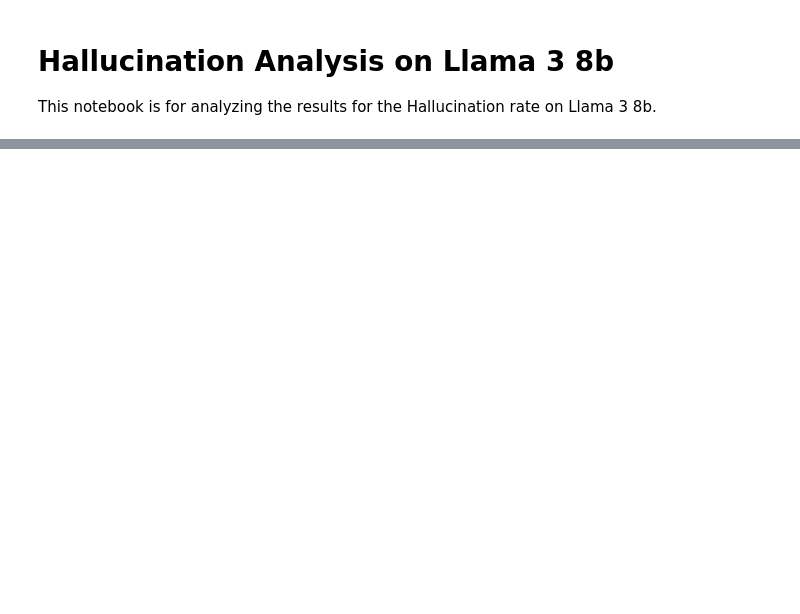
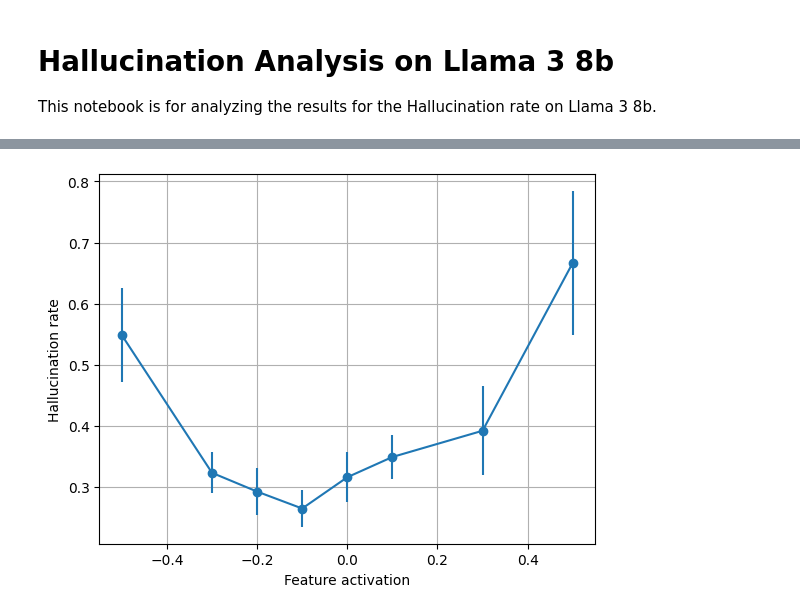
Before and after one commit to Mechanistic-Interpretability-Hackathon/Hallucination-Robustness-Medical-Q-A, a Jupyter notebook: src/notebooks/hallucination_analysis.ipynb, the cells around one changed output, grey strips where cells are left out. Saved outputs shown, nothing was run; the diff lists cells and outputs as text; code cells hidden in the pictures; blank space fills up the shorter version.

```diff
--- a/src/notebooks/hallucination_analysis.ipynb
+++ b/src/notebooks/hallucination_analysis.ipynb
@@ -14,3 +14,9 @@ sys.path.append('../medhalt')
 from src.medhalt.medhalt.models.utils import PromptDataset
 load_dotenv()
 GOODFIRE_API_KEY = os.getenv('GOODFIRE_API_KEY')
+# %%
+def get_hallucination_rate(possitive_samples: int, negative_samples: int):
+    """
+    Basic function for calculating the hallucination rate.
+    """
+    return len(possitive_samples) / (len(possitive_samples) + len(negative_samples))
@@ -20,5 +28,7 @@ fct_df = pd.DataFrame([example for example in fct_ds])
 df = pd.read_csv("../data/fct_responses_clean.tsv", sep="\t")
 # %%
 # Plot a bar chart of the number of hallucinated and non-hallucinated responses in the dataset.
-df['hallucinated'].value_counts().plot(kind='bar')
+hallucination_value_counts = df['hallucinated'].value_counts()
+hallucination_rate = get_hallucination_rate(df[df['hallucinated'] == True], df[df['hallucinated'] == False])
+print(f"Base hallucination rate: {hallucination_rate * 100:.2f}%")
 # %% [output]
@@ -37,0 +39,5 @@ Options: {"0": "They are anilides with propyl group in ortho.", "1": "They are b
+# %%
+steering_df = pd.read_csv("../data_old/feature_0_results_clean.tsv", sep="\t")
+steering_df_2 = pd.read_csv("../data_old/feature_0_results_2_clean.tsv", sep="\t")
+concatenated_df = pd.concat([steering_df, steering_df_2])
+concatenated_df.sample(5)
@@ -37,0 +51,30 @@ Options: {"0": "They are anilides with propyl group in ortho.", "1": "They are b
+# %%
+def plot_hallucination_rate_vs_feature_activation(df: pd.DataFrame):
+    # Plot the hallucination rate for each feature activation.
+    hallucination_rates = {}
+    for feature_activation in df['feature_activation'].unique():
+        feature_activation_df = df[df['feature_activation'] == feature_activation]
+        hallucination_rate = get_hallucination_rate(feature_activation_df[feature_activation_df['hallucinated'] == True], feature_activation_df[feature_activation_df['hallucinated'] == False])
+        hallucination_rates[feature_activation] = hallucination_rate
+    hallucination_rates_df = pd.DataFrame(hallucination_rates.items(), columns=['feature_activation', 'hallucination_rate'])
+
+    # Get the error bars
+    hallucination_value_counts = df[df['hallucinated'] == True]['feature_activation'].value_counts().sort_index()
+    # Assign Poisson errors to each hallucination count
+    poisson_errors = hallucination_value_counts.apply(lambda x: x**0.5)
+    poisson_errors = poisson_errors
+    total_counts = df['feature_activation'].value_counts().sort_index()
+    # Propagate the errors to the hallucination rate
+    error_bars = poisson_errors.values / total_counts.values
+
+    # Do a scatter plot of the hallucination rate for each feature activation. Sorting the rows of the dataset in terms of the feature activation.
+    hallucination_rates_df = hallucination_rates_df.sort_values(by='feature_activation')
+    plt.errorbar(hallucination_rates_df['feature_activation'], hallucination_rates_df['hallucination_rate'], yerr=error_bars, fmt='o-')
+    plt.xlabel('Feature activation')
+    plt.ylabel('Hallucination rate')
+    plt.grid()
+    plt.plot()
+# %%
+plot_hallucination_rate_vs_feature_activation(concatenated_df)
+# %% [output]
+[figure, added]
```
Also changed, not shown: parts of 8 cells of this notebook, 1 other file.
